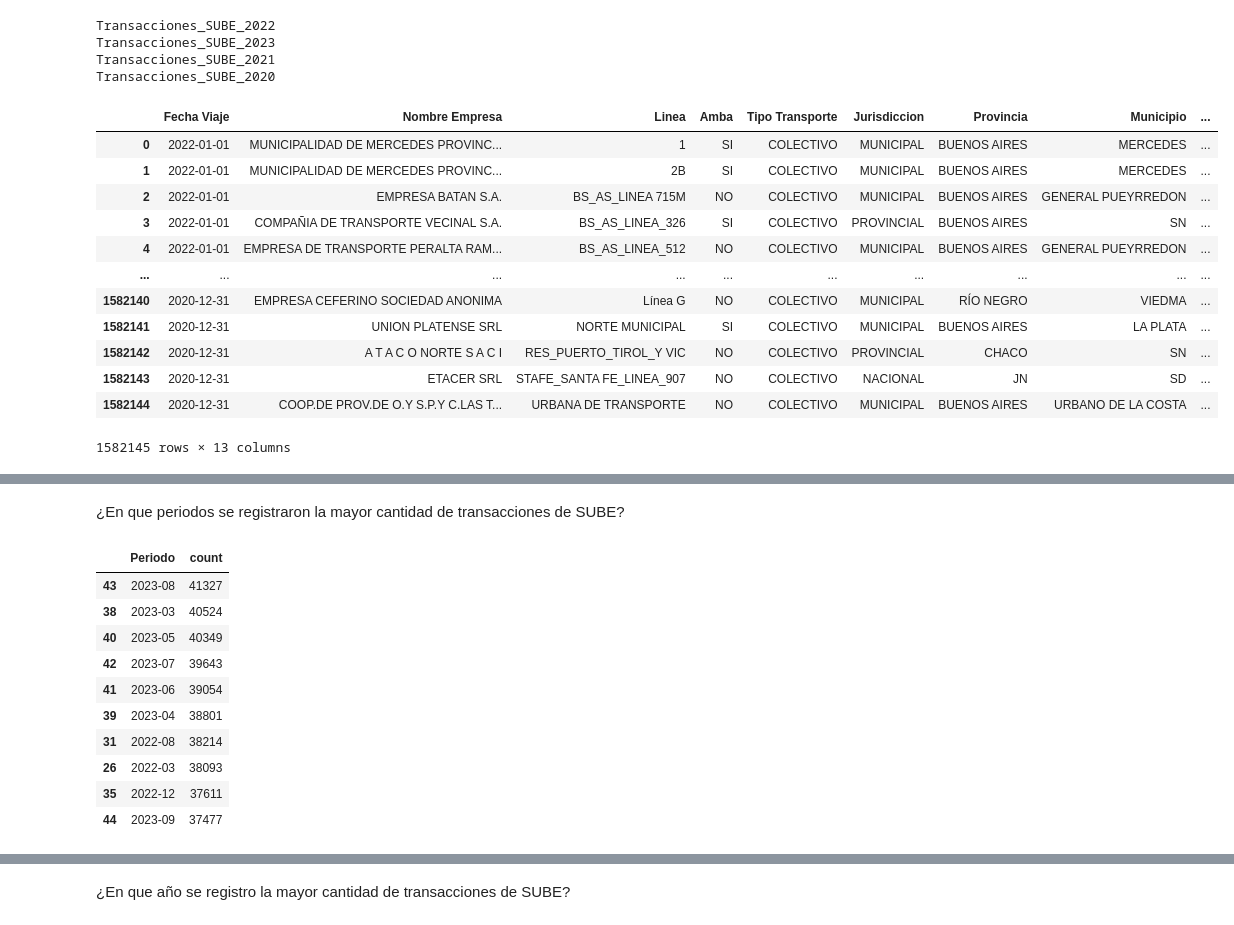
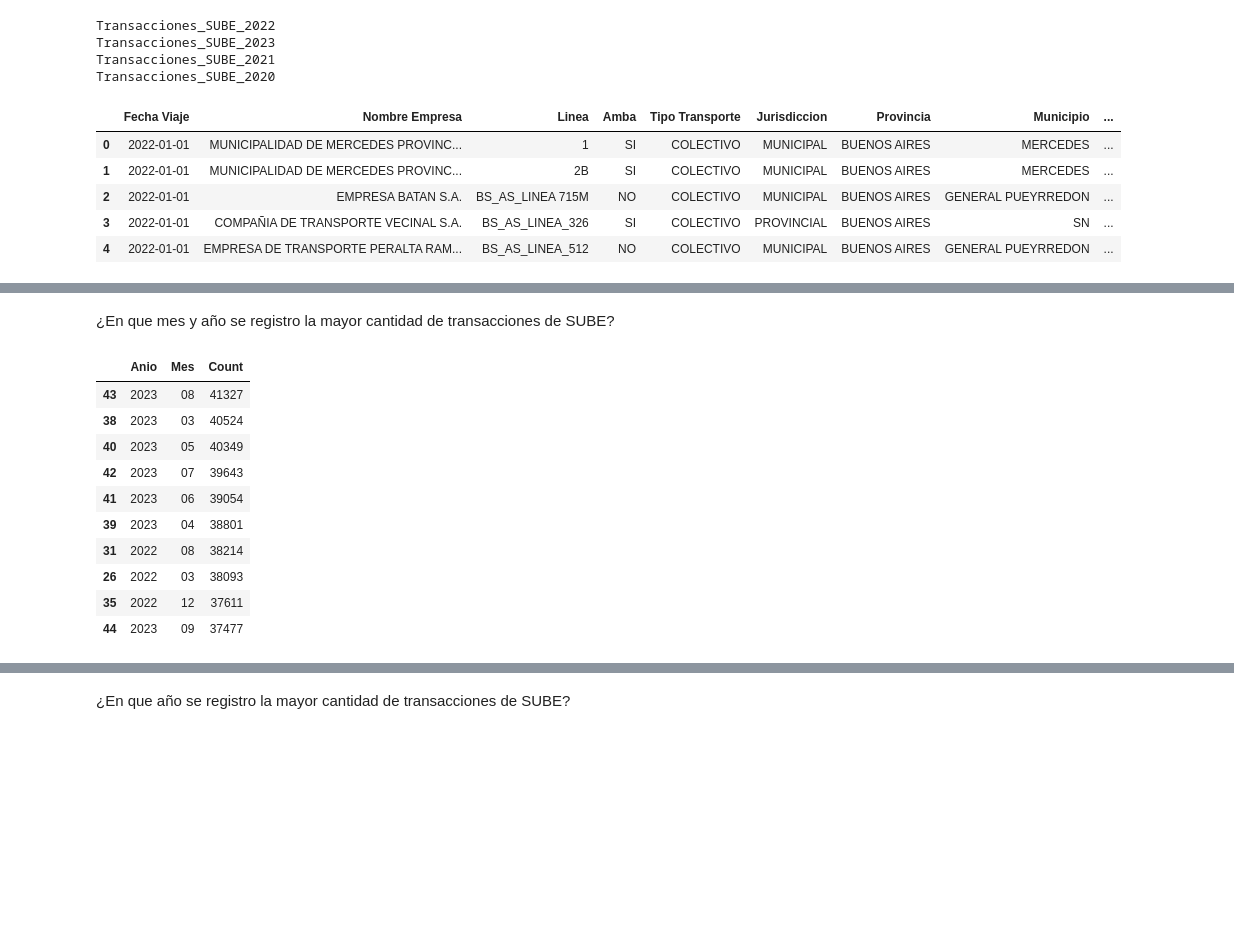
Before and after one commit to matiasfeliu92/Transacciones_Sube, a Jupyter notebook: Transacciones_SUBE_data.ipynb, the cells around one changed output, grey strips where cells are left out. Drawn from its saved outputs; the diff is of its cells as text; code cells hidden in the pictures; blank space fills up the shorter version.

```diff
--- a/Transacciones_SUBE_data.ipynb
+++ b/Transacciones_SUBE_data.ipynb
@@ -48,21 +52,14 @@ Transacciones_SUBE_2023
 Transacciones_SUBE_2021
 Transacciones_SUBE_2020
 # %%
-df_Transacciones_SUBE
+df_Transacciones_SUBE.head()
 # %% [output]
 |  | Fecha Viaje | Nombre Empresa | Linea | Amba | Tipo Transporte | Jurisdiccion | Provincia | Municipio | ... |
 | 0 | 2022-01-01 | MUNICIPALIDAD DE MERCEDES PROVINC... | 1 | SI | COLECTIVO | MUNICIPAL | BUENOS AIRES | MERCEDES | ... |
 | 1 | 2022-01-01 | MUNICIPALIDAD DE MERCEDES PROVINC... | 2B | SI | COLECTIVO | MUNICIPAL | BUENOS AIRES | MERCEDES | ... |
 | 2 | 2022-01-01 | EMPRESA BATAN S.A. | BS_AS_LINEA 715M | NO | COLECTIVO | MUNICIPAL | BUENOS AIRES | GENERAL PUEYRREDON | ... |
 | 3 | 2022-01-01 | COMPAÑIA DE TRANSPORTE VECINAL S.A. | BS_AS_LINEA_326 | SI | COLECTIVO | PROVINCIAL | BUENOS AIRES | SN | ... |
 | 4 | 2022-01-01 | EMPRESA DE TRANSPORTE PERALTA RAM... | BS_AS_LINEA_512 | NO | COLECTIVO | MUNICIPAL | BUENOS AIRES | GENERAL PUEYRREDON | ... |
-| ... | ... | ... | ... | ... | ... | ... | ... | ... | ... |
-| 1582140 | 2020-12-31 | EMPRESA CEFERINO SOCIEDAD ANONIMA | Línea G | NO | COLECTIVO | MUNICIPAL | RÍO NEGRO | VIEDMA | ... |
-| 1582141 | 2020-12-31 | UNION PLATENSE SRL | NORTE MUNICIPAL | SI | COLECTIVO | MUNICIPAL | BUENOS AIRES | LA PLATA | ... |
-| 1582142 | 2020-12-31 | A T A C O NORTE S A C I | RES_PUERTO_TIROL_Y VIC | NO | COLECTIVO | PROVINCIAL | CHACO | SN | ... |
-| 1582143 | 2020-12-31 | ETACER SRL | STAFE_SANTA FE_LINEA_907 | NO | COLECTIVO | NACIONAL | JN | SD | ... |
-| 1582144 | 2020-12-31 | COOP.DE PROV.DE O.Y S.P.Y C.LAS T... | URBANA DE TRANSPORTE | NO | COLECTIVO | MUNICIPAL | BUENOS AIRES | URBANO DE LA COSTA | ... |
-1582145 rows × 13 columns
 # %%
 df_Transacciones_SUBE.info()
 # %% [output]
@@ -104,19 +101,19 @@ Mes                    0
 Periodo                0
 dtype: int64
 # %% [markdown]
-¿En que periodos se registraron la mayor cantidad de transacciones de SUBE?
+¿En que mes y año se registro la mayor cantidad de transacciones de SUBE?
 # %%
-df_Transacciones_SUBE_periodo = df_Transacciones_SUBE.groupby('Periodo').size().reset_index(name='count').nlargest(10, 'count')
-df_Transacciones_SUBE_periodo
+df_Transacciones_SUBE_periodo = df_Transacciones_SUBE.groupby(['Anio', 'Mes'])['Cantidad'].size().reset_index(name='Count').sort_values('Count', ascending=False)
+df_Transacciones_SUBE_periodo.head(10)
 # %% [output]
-|  | Periodo | count |
-| 43 | 2023-08 | 41327 |
-| 38 | 2023-03 | 40524 |
-| 40 | 2023-05 | 40349 |
-| 42 | 2023-07 | 39643 |
-| 41 | 2023-06 | 39054 |
-| 39 | 2023-04 | 38801 |
-| 31 | 2022-08 | 38214 |
-| 26 | 2022-03 | 38093 |
-| 35 | 2022-12 | 37611 |
-| 44 | 2023-09 | 37477 |
+|  | Anio | Mes | Count |
+| 43 | 2023 | 08 | 41327 |
+| 38 | 2023 | 03 | 40524 |
+| 40 | 2023 | 05 | 40349 |
+| 42 | 2023 | 07 | 39643 |
+| 41 | 2023 | 06 | 39054 |
+| 39 | 2023 | 04 | 38801 |
+| 31 | 2022 | 08 | 38214 |
+| 26 | 2022 | 03 | 38093 |
+| 35 | 2022 | 12 | 37611 |
+| 44 | 2023 | 09 | 37477 |
```
Also changed, not shown: parts of 9 cells of this notebook.
